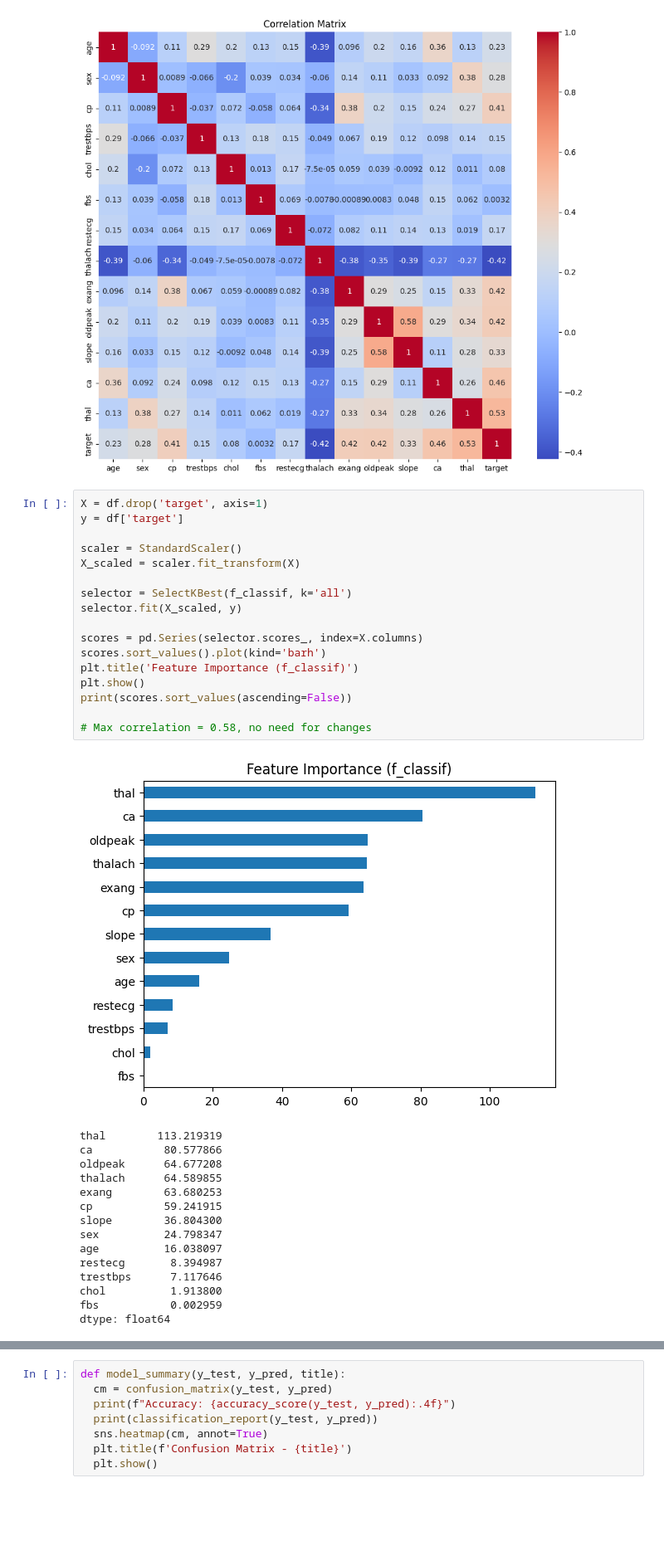
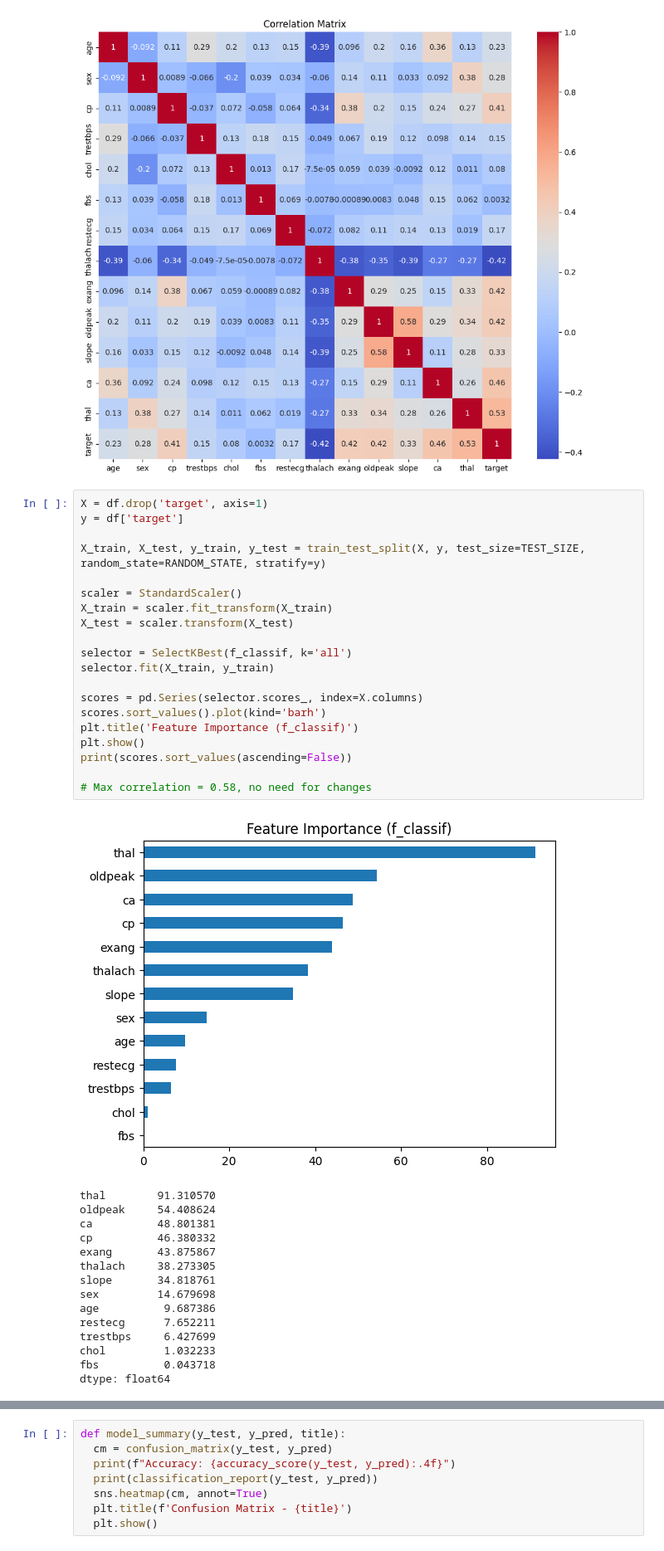
Before and after one commit to PogchampMuffin3/heart-disease-classification, a Jupyter notebook: heart_disease_classification.ipynb, the cells around one changed output, grey strips where cells are left out. Shown at 83% size. Cells and saved outputs as stored; diff of their text form; blank space fills up the shorter version.

```diff
--- a/heart_disease_classification.ipynb
+++ b/heart_disease_classification.ipynb
@@ -103,33 +103,36 @@ dtype: int64
 # %%
 X = df.drop('target', axis=1)
 y = df['target']
 
+X_train, X_test, y_train, y_test = train_test_split(X, y, test_size=TEST_SIZE, random_state=RANDOM_STATE, stratify=y)
+
 scaler = StandardScaler()
-X_scaled = scaler.fit_transform(X)
+X_train = scaler.fit_transform(X_train)
+X_test = scaler.transform(X_test)
 
 selector = SelectKBest(f_classif, k='all')
-selector.fit(X_scaled, y)
+selector.fit(X_train, y_train)
 
 scores = pd.Series(selector.scores_, index=X.columns)
 scores.sort_values().plot(kind='barh')
 plt.title('Feature Importance (f_classif)')
 plt.show()
 print(scores.sort_values(ascending=False))
 
 # Max correlation = 0.58, no need for changes
 # %% [output]
-[figure, old version]
+[figure, new version]
-thal        113.219319
-ca           80.577866
-oldpeak      64.677208
-thalach      64.589855
-exang        63.680253
-cp           59.241915
-slope        36.804300
-sex          24.798347
-age          16.038097
-restecg       8.394987
-trestbps      7.117646
-chol          1.913800
-fbs           0.002959
+thal        91.310570
+oldpeak     54.408624
+ca          48.801381
+cp          46.380332
+exang       43.875867
+thalach     38.273305
+slope       34.818761
+sex         14.679698
+age          9.687386
+restecg      7.652211
+trestbps     6.427699
+chol         1.032233
+fbs          0.043718
 dtype: float64
```
Also changed, not shown: parts of 5 cells of this notebook.
